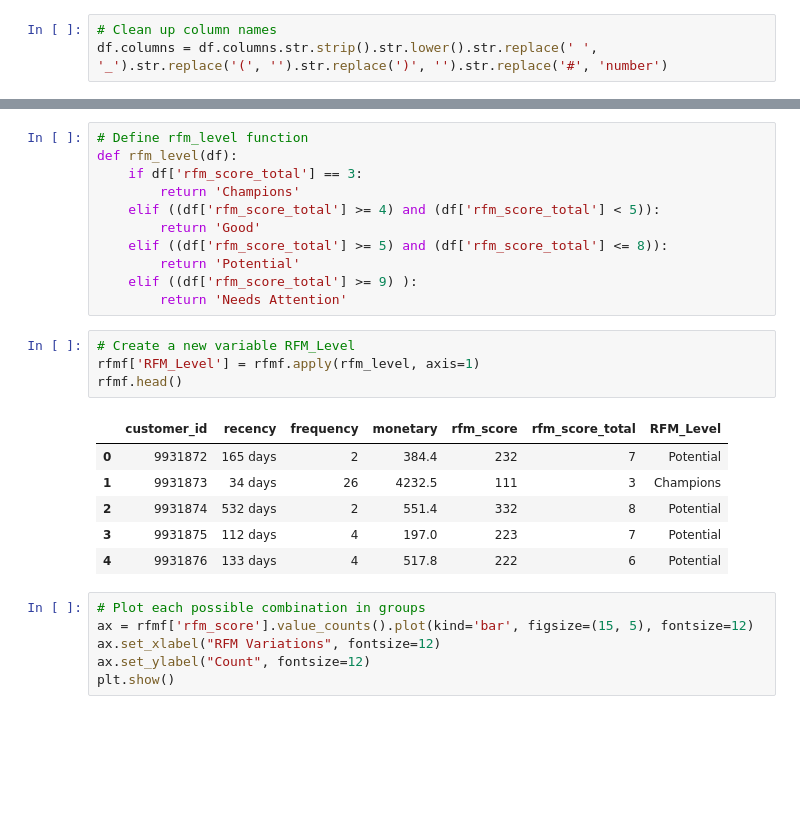
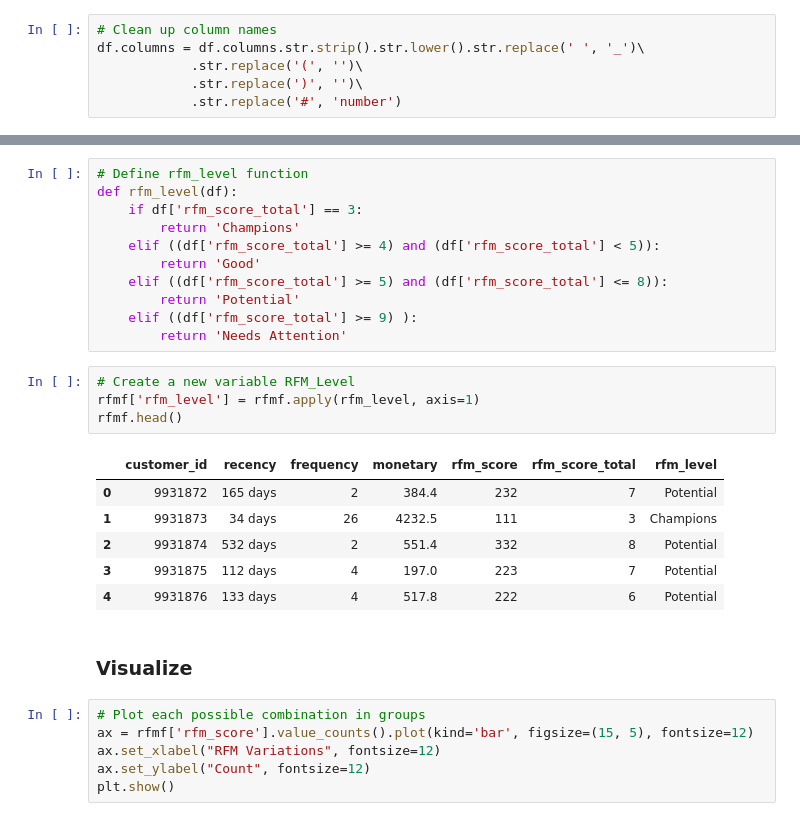
Before and after one commit to danielq1985/rfm_update, a Jupyter notebook: RFM SI.ipynb, the cells around one changed output, grey strips where cells are left out. Drawn from its saved outputs; the diff is of its cells as text; blank space fills up the shorter version.

```diff
--- a/RFM SI.ipynb
+++ b/RFM SI.ipynb
@@ -15,6 +19,9 @@ df = pd.read_excel('jobs.xlsx')
 # %%
 # Clean up column names
-df.columns = df.columns.str.strip().str.lower().str.replace(' ', '_').str.replace('(', '').str.replace(')', '').str.replace('#', 'number')
+df.columns = df.columns.str.strip().str.lower().str.replace(' ', '_')\
+            .str.replace('(', '')\
+            .str.replace(')', '')\
+            .str.replace('#', 'number')
 # %%
 # What are our datatypes?
 df.dtypes
@@ -168,15 +189,17 @@ def rfm_level(df):
         return 'Needs Attention'
 # %%
 # Create a new variable RFM_Level
-rfmf['RFM_Level'] = rfmf.apply(rfm_level, axis=1)
+rfmf['rfm_level'] = rfmf.apply(rfm_level, axis=1)
 rfmf.head()
 # %% [output]
-|  | customer_id | recency | frequency | monetary | rfm_score | rfm_score_total | RFM_Level |
+|  | customer_id | recency | frequency | monetary | rfm_score | rfm_score_total | rfm_level |
 | 0 | 9931872 | 165 days | 2 | 384.4 | 232 | 7 | Potential |
 | 1 | 9931873 | 34 days | 26 | 4232.5 | 111 | 3 | Champions |
 | 2 | 9931874 | 532 days | 2 | 551.4 | 332 | 8 | Potential |
 | 3 | 9931875 | 112 days | 4 | 197.0 | 223 | 7 | Potential |
 | 4 | 9931876 | 133 days | 4 | 517.8 | 222 | 6 | Potential |
+# %% [markdown]
+### Visualize
 # %%
 # Plot each possible combination in groups
 ax = rfmf['rfm_score'].value_counts().plot(kind='bar', figsize=(15, 5), fontsize=12)
```
Also changed, not shown: parts of 16 cells of this notebook.
